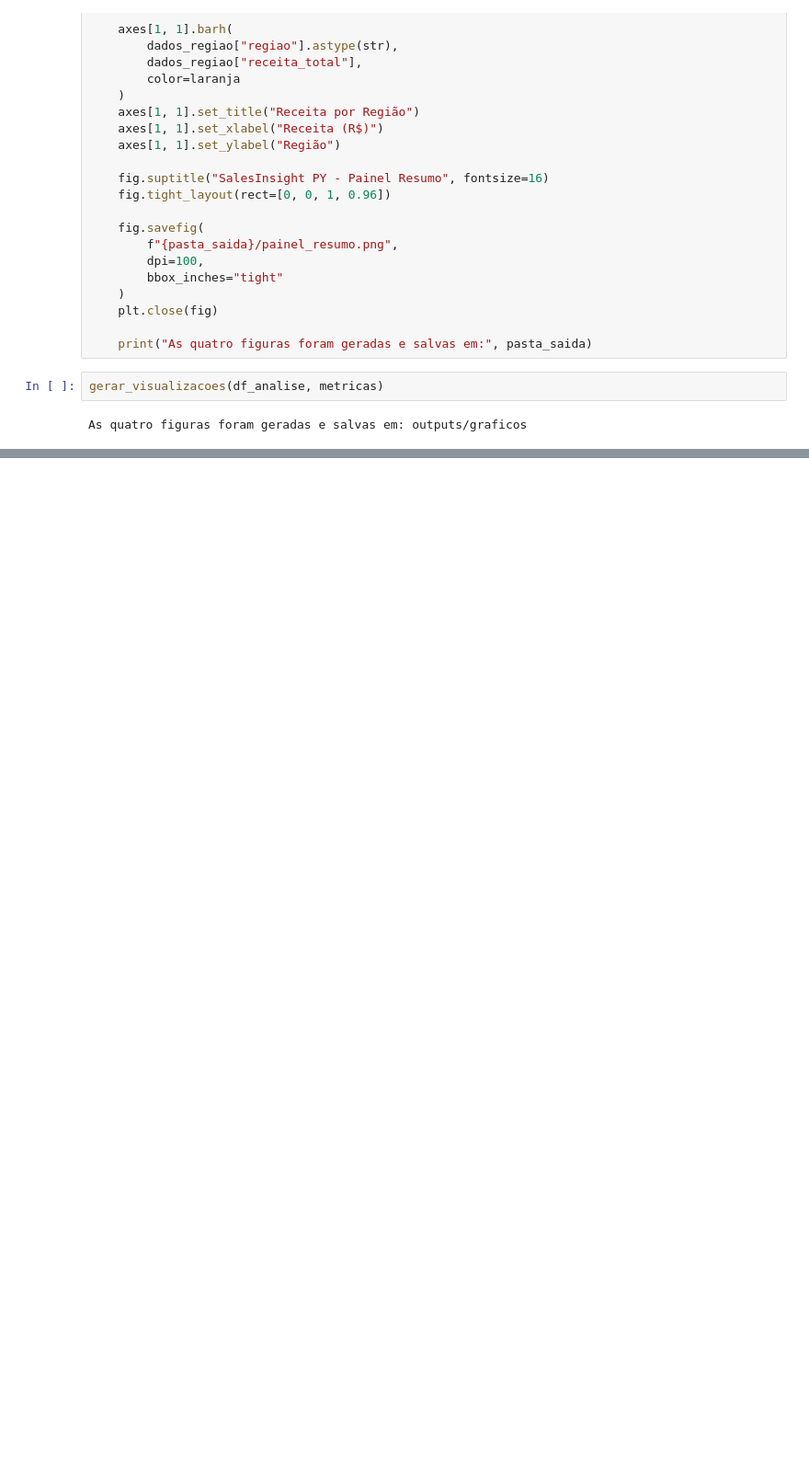
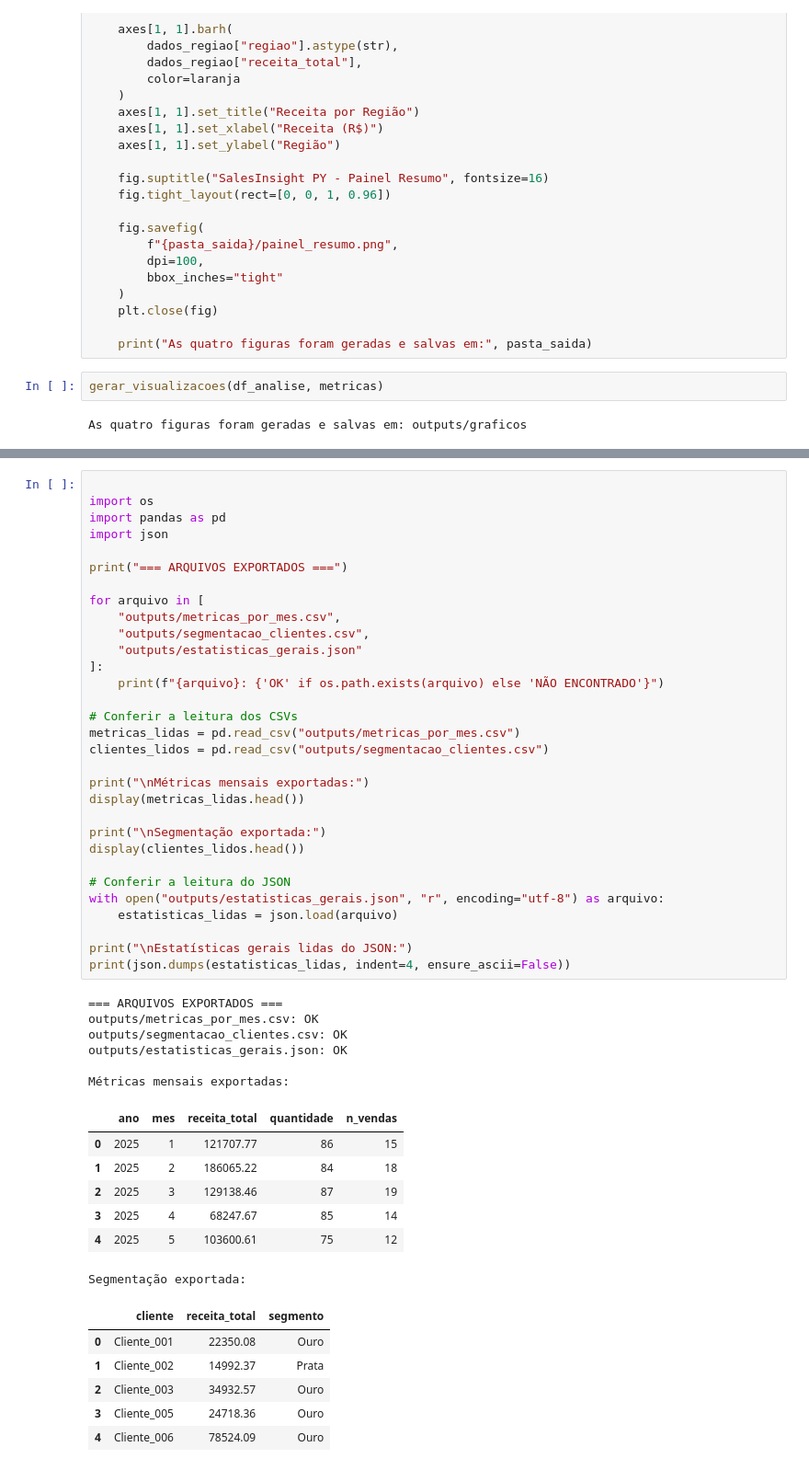
Before and after one commit to jeneferTodt/analise-preditiva-entregas, a Jupyter notebook: salesinsight.ipynb, the cells around one changed output, grey strips where cells are left out. Shown at 92% size. Saved outputs shown, nothing was run; the diff lists cells and outputs as text; blank space fills up the shorter version.

```diff
--- a/salesinsight.ipynb
+++ b/salesinsight.ipynb
@@ -1055,0 +1442,51 @@ files.download("graficos_salesinsight.zip")
+# %%
+
+import os
+import pandas as pd
+import json
+
+print("=== ARQUIVOS EXPORTADOS ===")
+
+for arquivo in [
+    "outputs/metricas_por_mes.csv",
+    "outputs/segmentacao_clientes.csv",
+    "outputs/estatisticas_gerais.json"
+]:
+    print(f"{arquivo}: {'OK' if os.path.exists(arquivo) else 'NÃO ENCONTRADO'}")
+
+# Conferir a leitura dos CSVs
+metricas_lidas = pd.read_csv("outputs/metricas_por_mes.csv")
+clientes_lidos = pd.read_csv("outputs/segmentacao_clientes.csv")
+
+print("\nMétricas mensais exportadas:")
+display(metricas_lidas.head())
+
+print("\nSegmentação exportada:")
+display(clientes_lidos.head())
+
+# Conferir a leitura do JSON
+with open("outputs/estatisticas_gerais.json", "r", encoding="utf-8") as arquivo:
+    estatisticas_lidas = json.load(arquivo)
+
+print("\nEstatísticas gerais lidas do JSON:")
+print(json.dumps(estatisticas_lidas, indent=4, ensure_ascii=False))
+# %% [output]
+=== ARQUIVOS EXPORTADOS ===
+outputs/metricas_por_mes.csv: OK
+outputs/segmentacao_clientes.csv: OK
+outputs/estatisticas_gerais.json: OK
+
+Métricas mensais exportadas:
+|  | ano | mes | receita_total | quantidade | n_vendas |
+| 0 | 2025 | 1 | 121707.77 | 86 | 15 |
+| 1 | 2025 | 2 | 186065.22 | 84 | 18 |
+| 2 | 2025 | 3 | 129138.46 | 87 | 19 |
+| 3 | 2025 | 4 | 68247.67 | 85 | 14 |
+| 4 | 2025 | 5 | 103600.61 | 75 | 12 |
+Segmentação exportada:
+|  | cliente | receita_total | segmento |
+| 0 | Cliente_001 | 22350.08 | Ouro |
+| 1 | Cliente_002 | 14992.37 | Prata |
+| 2 | Cliente_003 | 34932.57 | Ouro |
+| 3 | Cliente_005 | 24718.36 | Ouro |
+| 4 | Cliente_006 | 78524.09 | Ouro |
```
Also changed, not shown: parts of 22 cells of this notebook.
